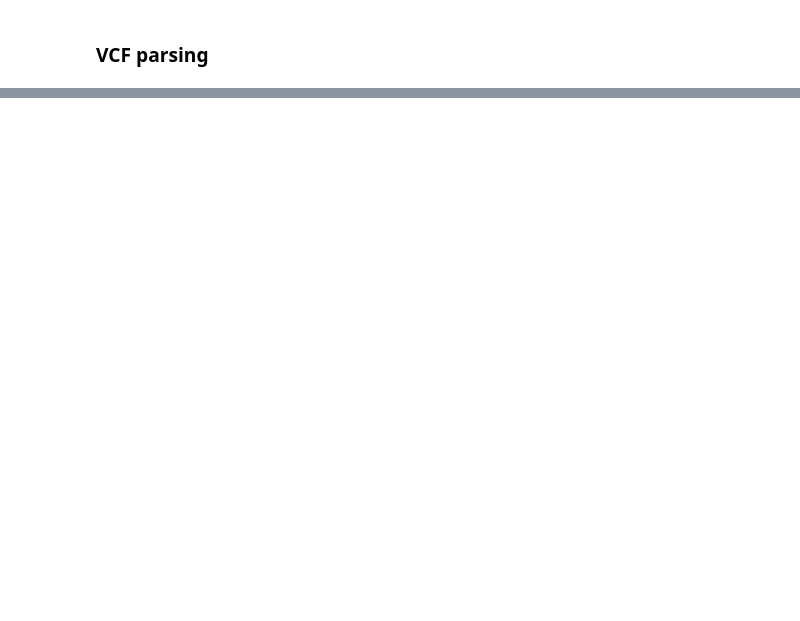
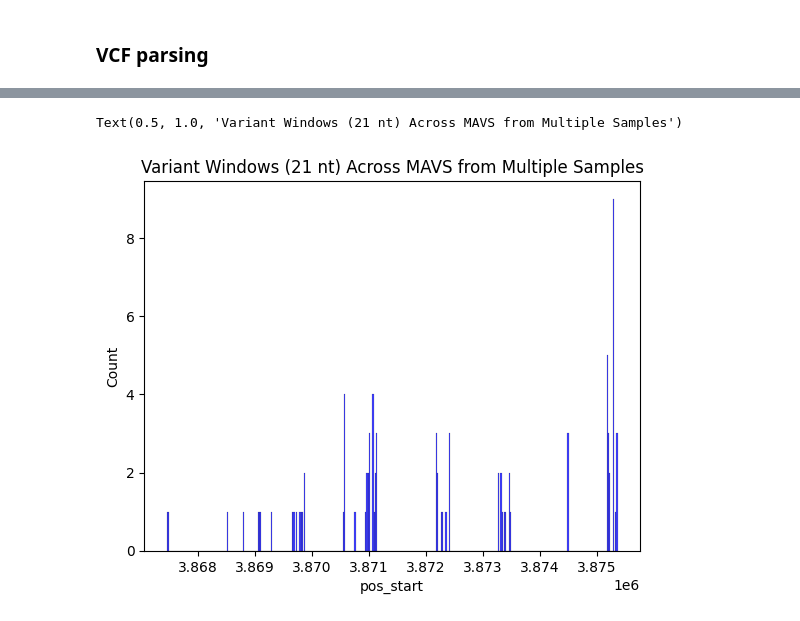
Before and after one commit to Chih-Hao-Wu/variant-calling-rnaseq, a Jupyter notebook: .interactive/vcf_lookat.ipynb, the cells around one changed output, grey strips where cells are left out. Cells and saved outputs as stored; diff of their text form; code cells hidden in the pictures; blank space fills up the shorter version.

```diff
--- a/.interactive/vcf_lookat.ipynb
+++ b/.interactive/vcf_lookat.ipynb
@@ -242,0 +329,6 @@ sns.stripplot(merged)
+# %%
+ax = sns.histplot(x=mav["pos_start"],binwidth=21, color='b') # not sliding window, segmented
+ax.set_title('Variant Windows (21 nt) Across MAVS from Multiple Samples')
+# %% [output]
+Text(0.5, 1.0, 'Variant Windows (21 nt) Across MAVS from Multiple Samples')
+[figure, added]
```
Also changed, not shown: parts of 56 cells of this notebook.
